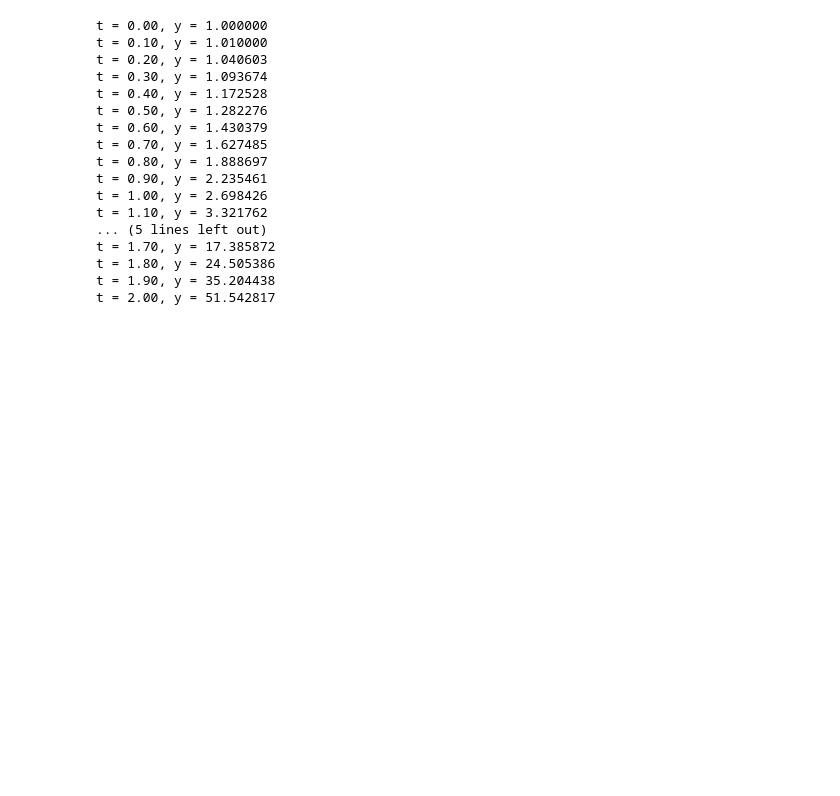
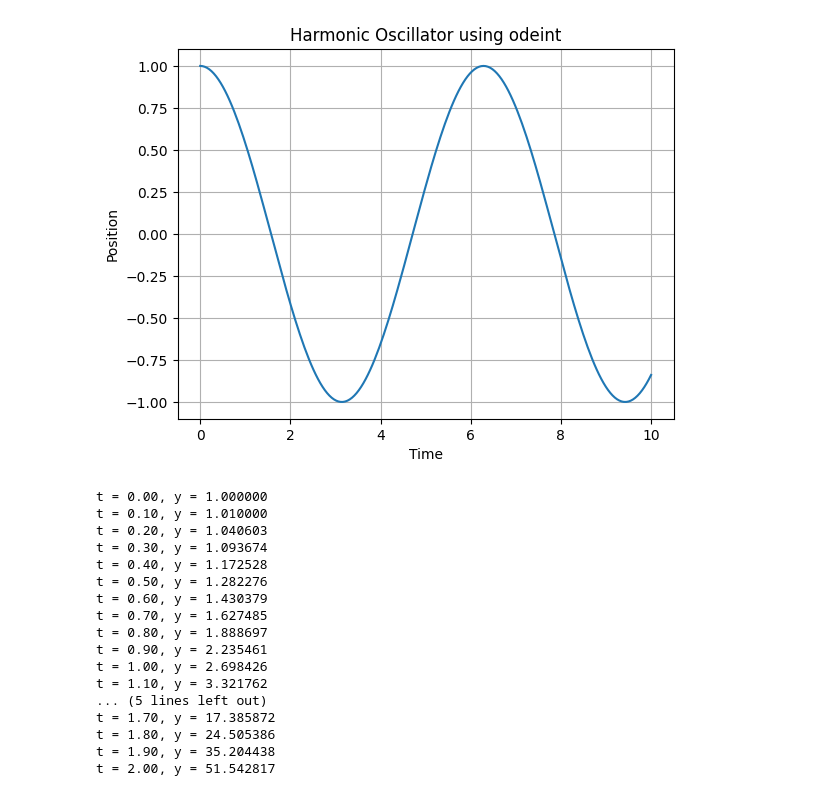
Before and after one commit to AgentEgeus/pioneer_hw, a Jupyter notebook: pioneer_hw3.ipynb, the cells around one changed output. Drawn from its saved outputs; the diff is of its cells as text; code cells hidden in the pictures; blank space fills up the shorter version.

```diff
--- a/pioneer_hw3.ipynb
+++ b/pioneer_hw3.ipynb
@@ -6,0 +26,15 @@
+# %%
+from scipy.integrate import odeint
+import numpy as np
+import matplotlib.pyplot as plt
+
+def model(y, t):
+    x, v = y
+    dxdt = v
+    dvdt = -x
+    return [dxdt, dvdt]
+
+y0 = [1.0, 0.0]  # initial position x=1, velocity=0
+t = np.linspace(0, 10, 200)
+
+sol = odeint(model, y0, t)
@@ -6,0 +61,9 @@
+# %%
+plt.plot(t, sol[:, 0])  # x(t)
+plt.title("Harmonic Oscillator using odeint")
+plt.xlabel("Time")
+plt.ylabel("Position")
+plt.grid()
+plt.show()
+# %% [output]
+[figure, added]
```
Also changed, not shown: parts of 7 cells of this notebook, 1 other file.
